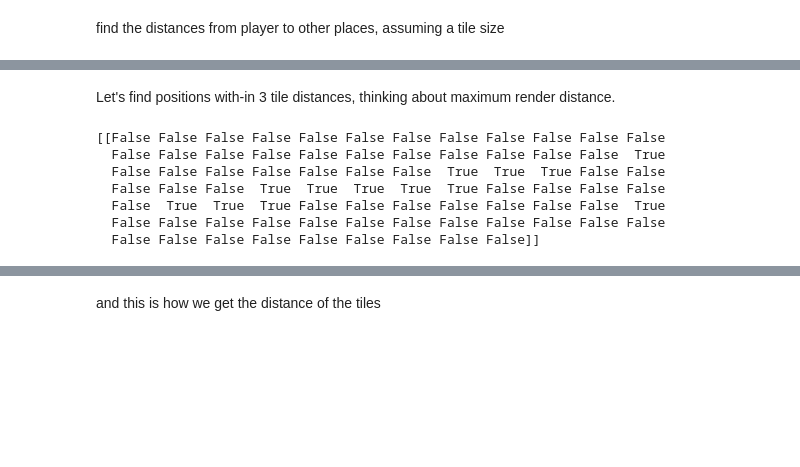
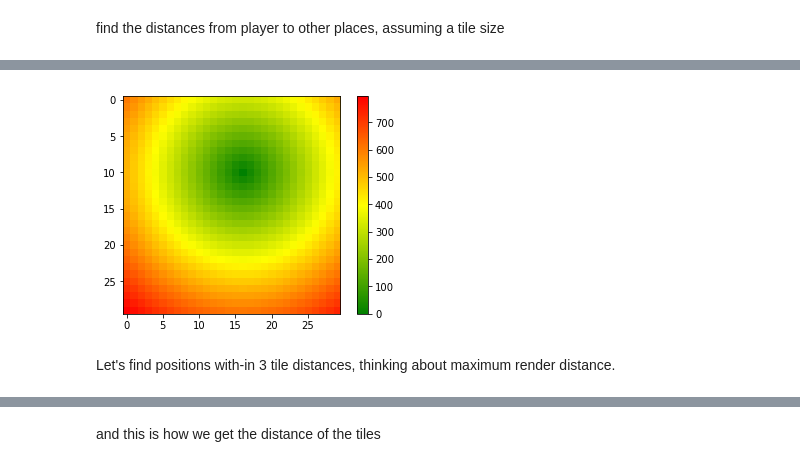
Before and after one commit to ryancollingwood/DUGA, a Jupyter notebook: research/numpy grid.ipynb, the cells around one changed output, grey strips where cells are left out. Drawn from its saved outputs; the diff is of its cells as text; code cells hidden in the pictures; blank space fills up the shorter version.

Commit message:
clean up of numpy grid research

```diff
--- a/research/numpy grid.ipynb
+++ b/research/numpy grid.ipynb
@@ -247,4 +309,4 @@ array([-128., -128., -128., -128., -128., -128., -128., -128., -128.,
 # %%
-xpos = flat_pixel_positions[:,1] - player_pos[1]
-xpos
+x_pos = flat_pixel_positions[:,1] - player_pos[1]
+x_pos
 # %% [output]
@@ -265,4 +340,4 @@ https://stackoverflow.com/questions/1401712/how-can-the-euclidean-distance-be-ca
 # %%
-dist = np.sqrt((xpos * xpos) + (ypos * ypos))
+dist = np.sqrt((x_pos * x_pos) + (y_pos * y_pos))
 dist
 # %% [output]
@@ -378,13 +401,6 @@ grid_plot(tile_distances_from_player)
+# %%
+grid_plot(dist)
+# %% [output]
+[figure, added]
 # %% [markdown]
 Let's find positions with-in 3 tile distances, thinking about maximum render distance.
-# %%
-nearby_tile_distance = tile_distances_from_player <= tile_center * 2
-print(nearby_tile_distance)
-# %% [output]
-[[False False False False False False False False False False False False
-  False False False False False False False False False False False  True
-  False False False False False False False  True  True  True False False
-  False False False  True  True  True  True  True False False False False
-  False  True  True  True False False False False False False False  True
-  False False False False False False False False False False False False
-  False False False False False False False False False]]
```
Also changed, not shown: parts of 59 cells of this notebook.
